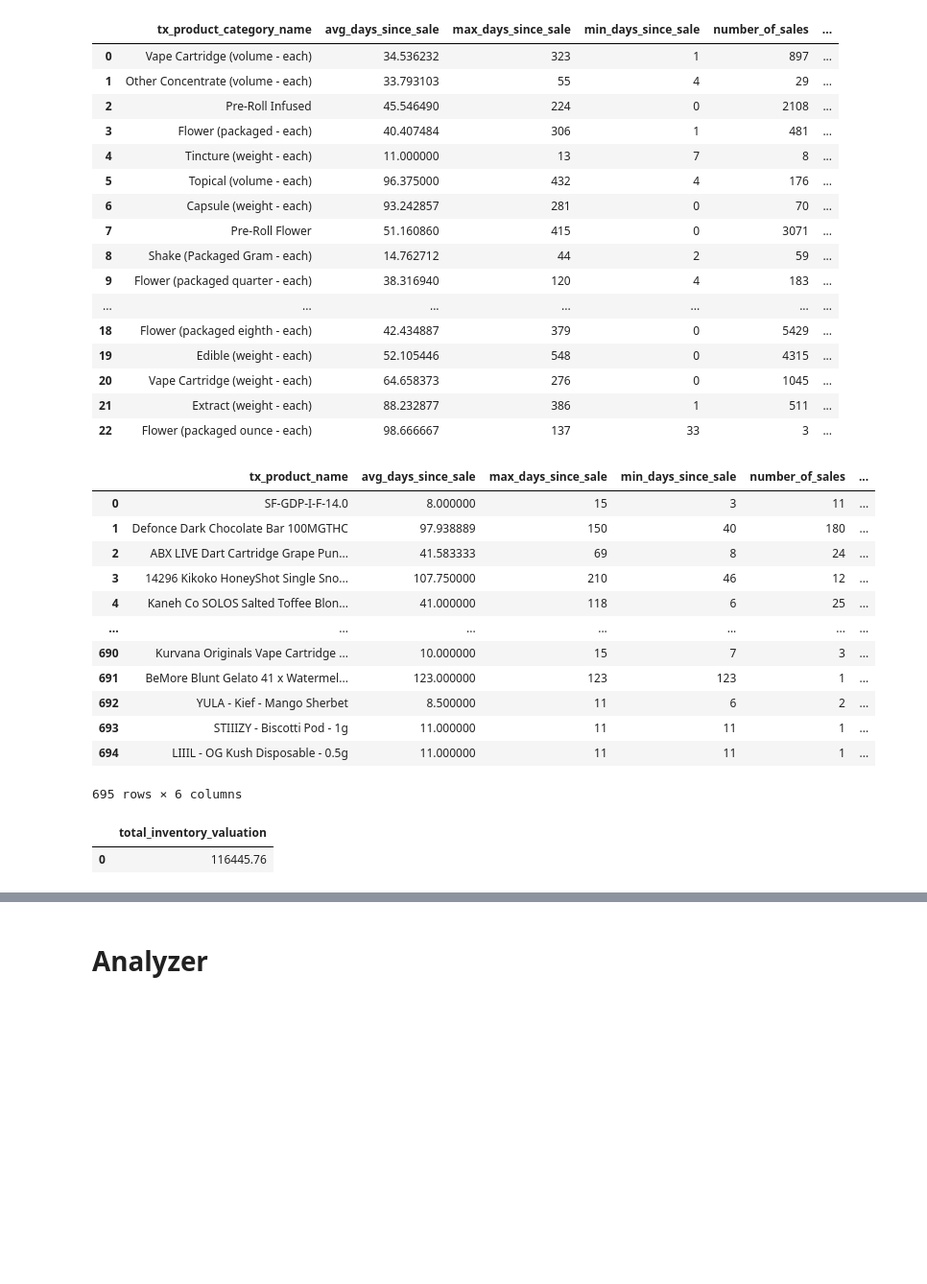
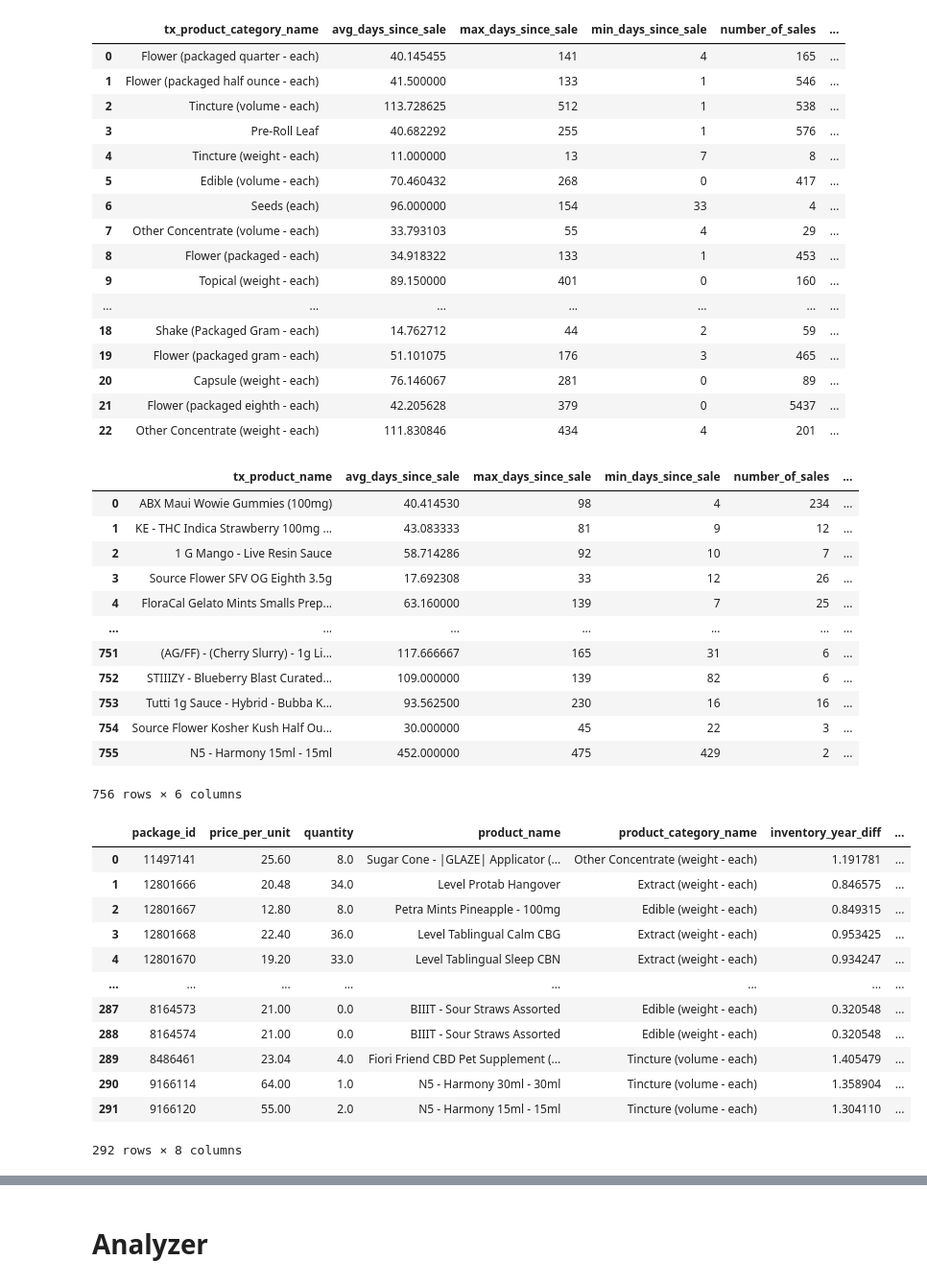
Before and after one commit to warrenshen/platform, a Jupyter notebook: services/api-server/notebooks/analysis/Roy-Inventory-Freshness-Analyzer-Script-Test.ipynb, the cells around one changed output, grey strips where cells are left out. Shown at 96% size. Drawn from its saved outputs; the diff is of its cells as text; code cells hidden in the pictures; blank space fills up the shorter version.

```diff
--- a/services/api-server/notebooks/analysis/Roy-Inventory-Freshness-Analyzer-Script-Test.ipynb
+++ b/services/api-server/notebooks/analysis/Roy-Inventory-Freshness-Analyzer-Script-Test.ipynb
@@ -44,4 +41,5 @@ The autoreload extension is already loaded. To reload it, use:
 # %%
 TRANSFER_PACKAGES_START_DATE = '2020-01-01'
 SALES_TRANSACTIONS_START_DATE = '2020-01-01'
-today = date.today()rea
+SALES_TRANSACTIONS_END_DATE = '2023-01-01'
+today = date.today()
@@ -103,55 +103,66 @@ pd.read_sql_query(query_metric, engine)
 query_metric = ifa_query.create_company_freshness_metric_query(
     ['EL', '99HT'],
     ['C9-0000370-LIC', 'C10-0000279-LIC'],
-    True, SALES_TRANSACTIONS_START_DATE, 'tx_product_category_name')
+    True, SALES_TRANSACTIONS_START_DATE, SALES_TRANSACTIONS_END_DATE, 'tx_product_category_name')
 pd.read_sql_query(query_metric, engine)
 # %% [output]
 |  | tx_product_category_name | avg_days_since_sale | max_days_since_sale | min_days_since_sale | number_of_sales | ... |
-| 0 | Vape Cartridge (volume - each) | 34.536232 | 323 | 1 | 897 | ... |
-| 1 | Other Concentrate (volume - each) | 33.793103 | 55 | 4 | 29 | ... |
-| 2 | Pre-Roll Infused | 45.546490 | 224 | 0 | 2108 | ... |
-| 3 | Flower (packaged - each) | 40.407484 | 306 | 1 | 481 | ... |
+| 0 | Flower (packaged quarter - each) | 40.145455 | 141 | 4 | 165 | ... |
+| 1 | Flower (packaged half ounce - each) | 41.500000 | 133 | 1 | 546 | ... |
+| 2 | Tincture (volume - each) | 113.728625 | 512 | 1 | 538 | ... |
+| 3 | Pre-Roll Leaf | 40.682292 | 255 | 1 | 576 | ... |
 | 4 | Tincture (weight - each) | 11.000000 | 13 | 7 | 8 | ... |
-| 5 | Topical (volume - each) | 96.375000 | 432 | 4 | 176 | ... |
-| 6 | Capsule (weight - each) | 93.242857 | 281 | 0 | 70 | ... |
-| 7 | Pre-Roll Flower | 51.160860 | 415 | 0 | 3071 | ... |
-| 8 | Shake (Packaged Gram - each) | 14.762712 | 44 | 2 | 59 | ... |
-| 9 | Flower (packaged quarter - each) | 38.316940 | 120 | 4 | 183 | ... |
+| 5 | Edible (volume - each) | 70.460432 | 268 | 0 | 417 | ... |
+| 6 | Seeds (each) | 96.000000 | 154 | 33 | 4 | ... |
+| 7 | Other Concentrate (volume - each) | 33.793103 | 55 | 4 | 29 | ... |
+| 8 | Flower (packaged - each) | 34.918322 | 133 | 1 | 453 | ... |
+| 9 | Topical (weight - each) | 89.150000 | 401 | 0 | 160 | ... |
 | ... | ... | ... | ... | ... | ... | ... |
-| 18 | Flower (packaged eighth - each) | 42.434887 | 379 | 0 | 5429 | ... |
-| 19 | Edible (weight - each) | 52.105446 | 548 | 0 | 4315 | ... |
-| 20 | Vape Cartridge (weight - each) | 64.658373 | 276 | 0 | 1045 | ... |
-| 21 | Extract (weight - each) | 88.232877 | 386 | 1 | 511 | ... |
-| 22 | Flower (packaged ounce - each) | 98.666667 | 137 | 33 | 3 | ... |
+| 18 | Shake (Packaged Gram - each) | 14.762712 | 44 | 2 | 59 | ... |
+| 19 | Flower (packaged gram - each) | 51.101075 | 176 | 3 | 465 | ... |
+| 20 | Capsule (weight - each) | 76.146067 | 281 | 0 | 89 | ... |
+| 21 | Flower (packaged eighth - each) | 42.205628 | 379 | 0 | 5437 | ... |
+| 22 | Other Concentrate (weight - each) | 111.830846 | 434 | 4 | 201 | ... |
 # %%
 query_metric = ifa_query.create_company_freshness_metric_query(
     ['EL', '99HT'],
     ['C9-0000370-LIC', 'C10-0000279-LIC'],
-    True, SALES_TRANSACTIONS_START_DATE, 'tx_product_name')
+    True, SALES_TRANSACTIONS_START_DATE, SALES_TRANSACTIONS_END_DATE, 'tx_product_name')
 pd.read_sql_query(query_metric, engine)
 # %% [output]
 |  | tx_product_name | avg_days_since_sale | max_days_since_sale | min_days_since_sale | number_of_sales | ... |
-| 0 | SF-GDP-I-F-14.0 | 8.000000 | 15 | 3 | 11 | ... |
-| 1 | Defonce Dark Chocolate Bar 100MGTHC | 97.938889 | 150 | 40 | 180 | ... |
-| 2 | ABX LIVE Dart Cartridge Grape Pun... | 41.583333 | 69 | 8 | 24 | ... |
-| 3 | 14296 Kikoko HoneyShot Single Sno... | 107.750000 | 210 | 46 | 12 | ... |
-| 4 | Kaneh Co SOLOS Salted Toffee Blon... | 41.000000 | 118 | 6 | 25 | ... |
+| 0 | ABX Maui Wowie Gummies (100mg) | 40.414530 | 98 | 4 | 234 | ... |
+| 1 | KE - THC Indica Strawberry 100mg ... | 43.083333 | 81 | 9 | 12 | ... |
+| 2 | 1 G Mango - Live Resin Sauce | 58.714286 | 92 | 10 | 7 | ... |
+| 3 | Source Flower SFV OG Eighth 3.5g | 17.692308 | 33 | 12 | 26 | ... |
+| 4 | FloraCal Gelato Mints Smalls Prep... | 63.160000 | 139 | 7 | 25 | ... |
 | ... | ... | ... | ... | ... | ... | ... |
-| 690 | Kurvana Originals Vape Cartridge ... | 10.000000 | 15 | 7 | 3 | ... |
-| 691 | BeMore Blunt Gelato 41 x Watermel... | 123.000000 | 123 | 123 | 1 | ... |
-| 692 | YULA - Kief - Mango Sherbet | 8.500000 | 11 | 6 | 2 | ... |
-| 693 | STIIIZY - Biscotti Pod - 1g | 11.000000 | 11 | 11 | 1 | ... |
-| 694 | LIIIL - OG Kush Disposable - 0.5g | 11.000000 | 11 | 11 | 1 | ... |
+| 751 | (AG/FF) - (Cherry Slurry) - 1g Li... | 117.666667 | 165 | 31 | 6 | ... |
+| 752 | STIIIZY - Blueberry Blast Curated... | 109.000000 | 139 | 82 | 6 | ... |
+| 753 | Tutti 1g Sauce - Hybrid - Bubba K... | 93.562500 | 230 | 16 | 16 | ... |
+| 754 | Source Flower Kosher Kush Half Ou... | 30.000000 | 45 | 22 | 3 | ... |
+| 755 | N5 - Harmony 15ml - 15ml | 452.000000 | 475 | 429 | 2 | ... |
-695 rows × 6 columns
+756 rows × 6 columns
 # %%
 query_valuation = ifa_query.create_company_inventory_valudation_by_last_sale_price(
     ['EL'],
     ['C9-0000370-LIC'],
-    True, SALES_TRANSACTIONS_START_DATE)
+    True, SALES_TRANSACTIONS_START_DATE, SALES_TRANSACTIONS_END_DATE)
 pd.read_sql_query(query_valuation, engine)
 # %% [output]
-|  | total_inventory_valuation |
-| 0 | 116445.76 |
+|  | package_id | price_per_unit | quantity | product_name | product_category_name | inventory_year_diff | ... |
+| 0 | 11497141 | 25.60 | 8.0 | Sugar Cone - |GLAZE| Applicator (... | Other Concentrate (weight - each) | 1.191781 | ... |
+| 1 | 12801666 | 20.48 | 34.0 | Level Protab Hangover | Extract (weight - each) | 0.846575 | ... |
+| 2 | 12801667 | 12.80 | 8.0 | Petra Mints Pineapple - 100mg | Edible (weight - each) | 0.849315 | ... |
+| 3 | 12801668 | 22.40 | 36.0 | Level Tablingual Calm CBG | Extract (weight - each) | 0.953425 | ... |
+| 4 | 12801670 | 19.20 | 33.0 | Level Tablingual Sleep CBN | Extract (weight - each) | 0.934247 | ... |
+| ... | ... | ... | ... | ... | ... | ... | ... |
+| 287 | 8164573 | 21.00 | 0.0 | BIIIT - Sour Straws Assorted | Edible (weight - each) | 0.320548 | ... |
+| 288 | 8164574 | 21.00 | 0.0 | BIIIT - Sour Straws Assorted | Edible (weight - each) | 0.320548 | ... |
+| 289 | 8486461 | 23.04 | 4.0 | Fiori Friend CBD Pet Supplement (... | Tincture (volume - each) | 1.405479 | ... |
+| 290 | 9166114 | 64.00 | 1.0 | N5 - Harmony 30ml - 30ml | Tincture (volume - each) | 1.358904 | ... |
+| 291 | 9166120 | 55.00 | 2.0 | N5 - Harmony 15ml - 15ml | Tincture (volume - each) | 1.304110 | ... |
+292 rows × 8 columns
 # %%
 query_valuation = ifa_query.create_company_inventory_valudation_by_last_sale_price(
     ['EL'],
```
Also changed, not shown: parts of 68 cells of this notebook, 3 other files.
